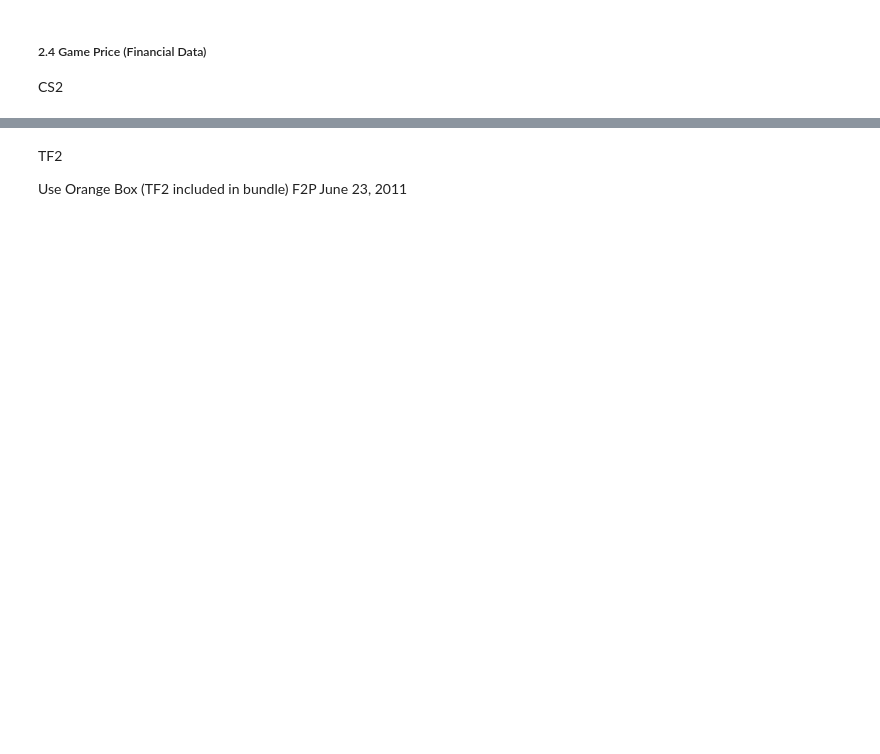
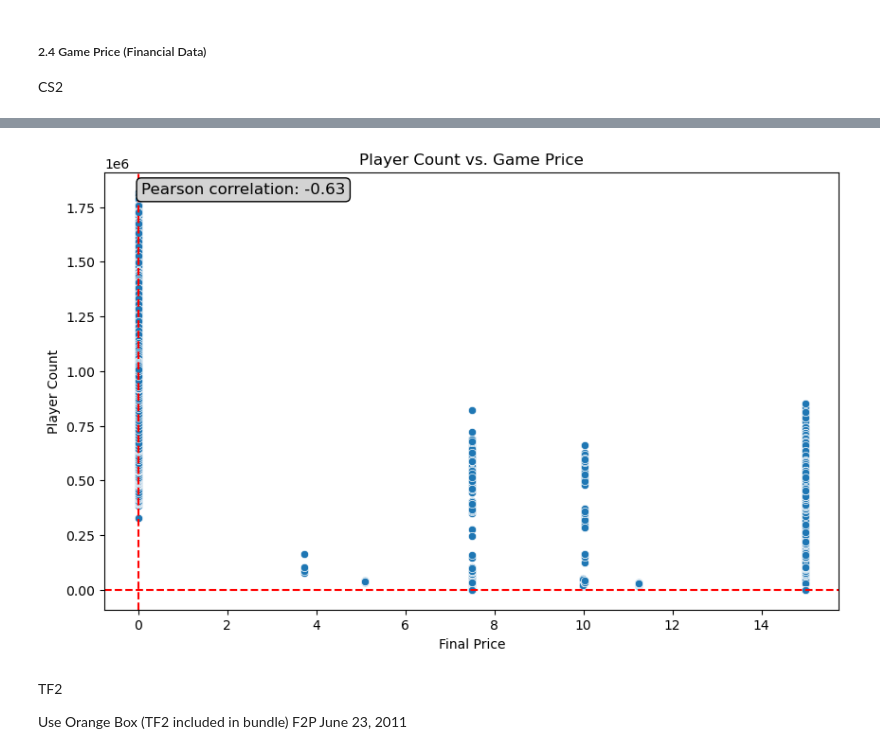
Before and after one commit to aalichao/CMPE255, a Jupyter notebook: Project.ipynb, the cells around one changed output, grey strips where cells are left out. Drawn from its saved outputs; the diff is of its cells as text; code cells hidden in the pictures; blank space fills up the shorter version.

```diff
--- a/Project.ipynb
+++ b/Project.ipynb
@@ -590,3 +663,50 @@ cs_price = pd.read_csv('./GamePrice/cs2gamepricehistory.csv')
+# %%
+import pandas as pd
+import matplotlib.pyplot as plt
+import seaborn as sns
+from scipy.stats import pearsonr
+
+# Load the game price and player count data
+game_prices = pd.read_csv('./GamePrice/cs2gamepricehistory.csv')
+cs_players = pd.read_csv('./PlayerCount/cs2playercount.csv')
+
+# Convert DateTime columns to datetime format
+game_prices['DateTime'] = pd.to_datetime(game_prices['DateTime'])
+cs_players['DateTime'] = pd.to_datetime(cs_players['DateTime'])
+
+# Merge DataFrames
+merged_df = pd.merge_asof(
+    cs_players.sort_values('DateTime'),
+    game_prices.sort_values('DateTime'),
+    on='DateTime',
+    tolerance=pd.Timedelta('365D'),
+    direction='backward'
+)
+
+# Replace NaN values in 'Players' with 0 and fill NaN prices
+merged_df['Players'].fillna(0, inplace=True)
+merged_df['Final price'].fillna(method='ffill', inplace=True)
+
+merged_df.dropna(subset=['Players', "Final price"], inplace=True)
+
+# Calculate the Pearson correlation coefficient
+corr, _ = pearsonr(merged_df['Players'], merged_df['Final price'])
+
+# Create a scatter plot
+plt.figure(figsize=(10, 6))
+sns.scatterplot(data=merged_df, x='Final price', y='Players')
+plt.title('Player Count vs. Game Price')
+plt.xlabel('Final Price')
+plt.ylabel('Player Count')
+plt.axhline(y=0, color='r', linestyle='--')  # Add a horizontal line at y=0
+plt.axvline(x=0, color='r', linestyle='--')  # Add a vertical line at x=0
+
+# Annotate the Pearson correlation coefficient
+plt.annotate(f'Pearson correlation: {corr:.2f}', xy=(0.05, 0.95), xycoords='axes fraction', fontsize=12, color='black', bbox=dict(boxstyle='round,pad=0.3', edgecolor='black', facecolor='lightgrey'))
+
+plt.show()
+# %% [output]
+[figure, added]
 # %% [markdown]
 TF2
 
```
Also changed, not shown: parts of 7 cells of this notebook.
